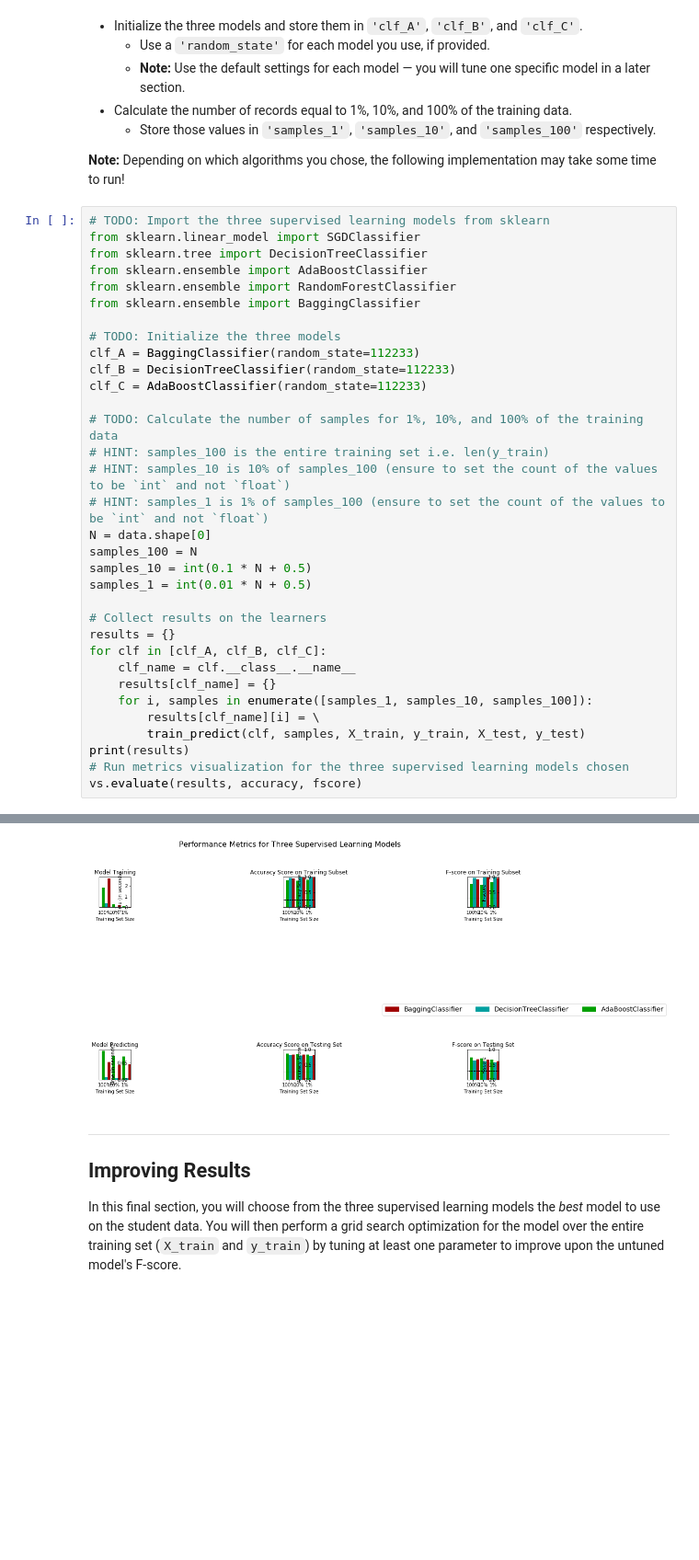
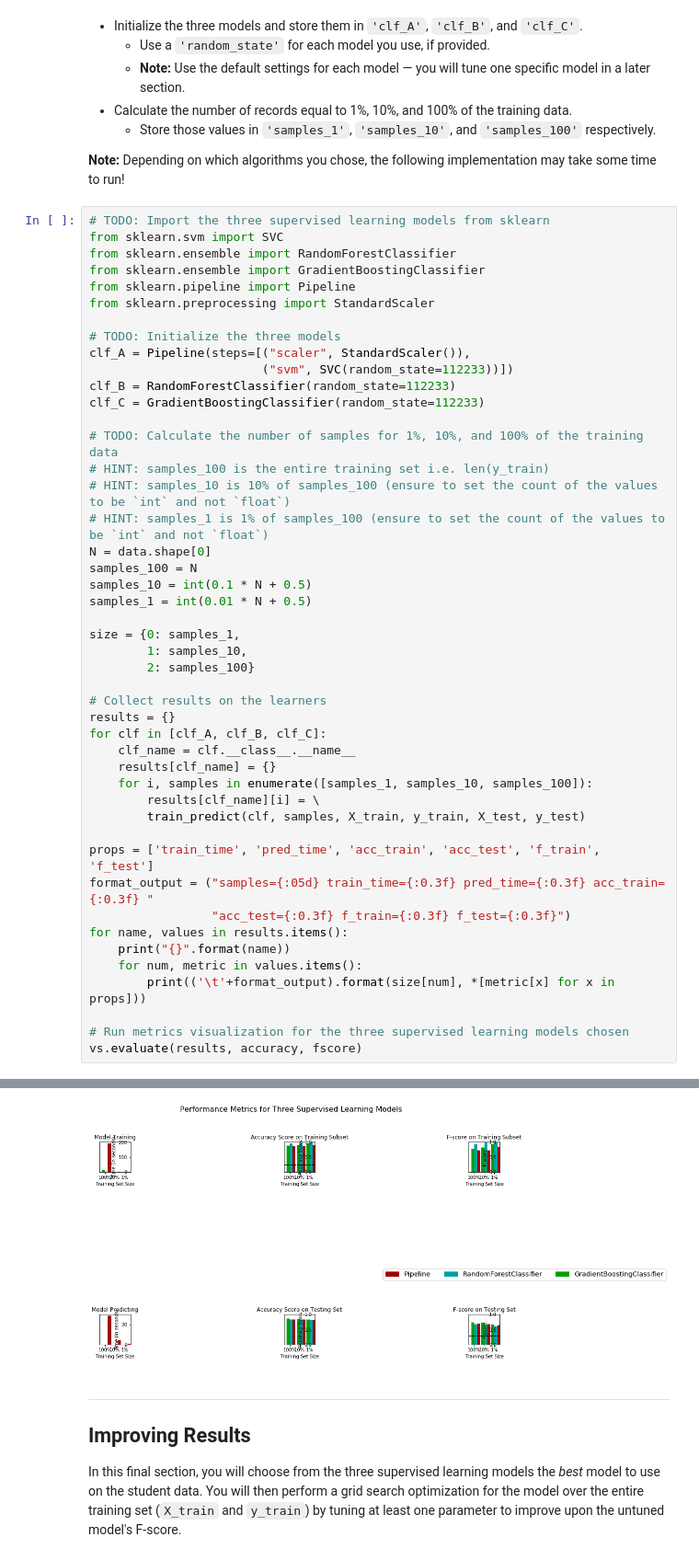
Before and after one commit to kotliarov/charity, a Jupyter notebook: finding_donors-bench.ipynb, the cells around one changed output, grey strips where cells are left out. Shown: that part at 92% size. Drawn from its saved outputs; the diff is of its cells as text; blank space fills up the shorter version.

```diff
--- a/finding_donors-bench.ipynb
+++ b/finding_donors-bench.ipynb
@@ -373,16 +470,17 @@ In the code cell, you will need to implement the following:
 **Note:** Depending on which algorithms you chose, the following implementation may take some time to run!
 # %%
 # TODO: Import the three supervised learning models from sklearn
-from sklearn.linear_model import SGDClassifier
-from sklearn.tree import DecisionTreeClassifier
-from sklearn.ensemble import AdaBoostClassifier
+from sklearn.svm import SVC
 from sklearn.ensemble import RandomForestClassifier
-from sklearn.ensemble import BaggingClassifier
+from sklearn.ensemble import GradientBoostingClassifier
+from sklearn.pipeline import Pipeline
+from sklearn.preprocessing import StandardScaler
 
 # TODO: Initialize the three models
-clf_A = BaggingClassifier(random_state=112233)
-clf_B = DecisionTreeClassifier(random_state=112233)
-clf_C = AdaBoostClassifier(random_state=112233)
+clf_A = Pipeline(steps=[("scaler", StandardScaler()),
+                        ("svm", SVC(random_state=112233))])
+clf_B = RandomForestClassifier(random_state=112233)
+clf_C = GradientBoostingClassifier(random_state=112233)
 
 # TODO: Calculate the number of samples for 1%, 10%, and 100% of the training data
 # HINT: samples_100 is the entire training set i.e. len(y_train)
@@ -393,6 +491,10 @@ samples_100 = N
 samples_10 = int(0.1 * N + 0.5)
 samples_1 = int(0.01 * N + 0.5)
 
+size = {0: samples_1,
+        1: samples_10,
+        2: samples_100}
+
 # Collect results on the learners
 results = {}
 for clf in [clf_A, clf_B, clf_C]:
@@ -401,7 +503,15 @@ for clf in [clf_A, clf_B, clf_C]:
     for i, samples in enumerate([samples_1, samples_10, samples_100]):
         results[clf_name][i] = \
         train_predict(clf, samples, X_train, y_train, X_test, y_test)
-print(results)
+
+props = ['train_time', 'pred_time', 'acc_train', 'acc_test', 'f_train', 'f_test']
+format_output = ("samples={:05d} train_time={:0.3f} pred_time={:0.3f} acc_train={:0.3f} "
+                 "acc_test={:0.3f} f_train={:0.3f} f_test={:0.3f}")
+for name, values in results.items():
+    print("{}".format(name))
+    for num, metric in values.items():
+        print(('\t'+format_output).format(size[num], *[metric[x] for x in props]))
+
 # Run metrics visualization for the three supervised learning models chosen
 vs.evaluate(results, accuracy, fscore)
 # %% [output]
@@ -418,4 +535,4 @@ AdaBoostClassifier trained on 45222 samples.
-[figure, old version]
+[figure, new version]
 # %% [markdown]
 ----
 ## Improving Results
```
Also changed, not shown: parts of 36 cells of this notebook.
